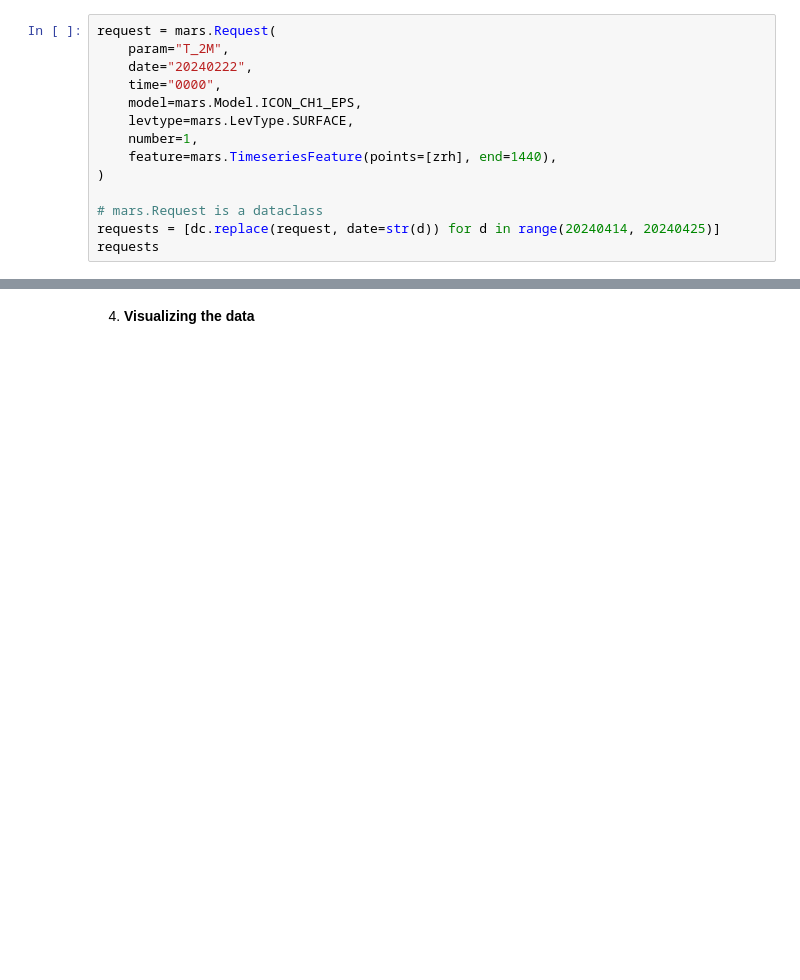
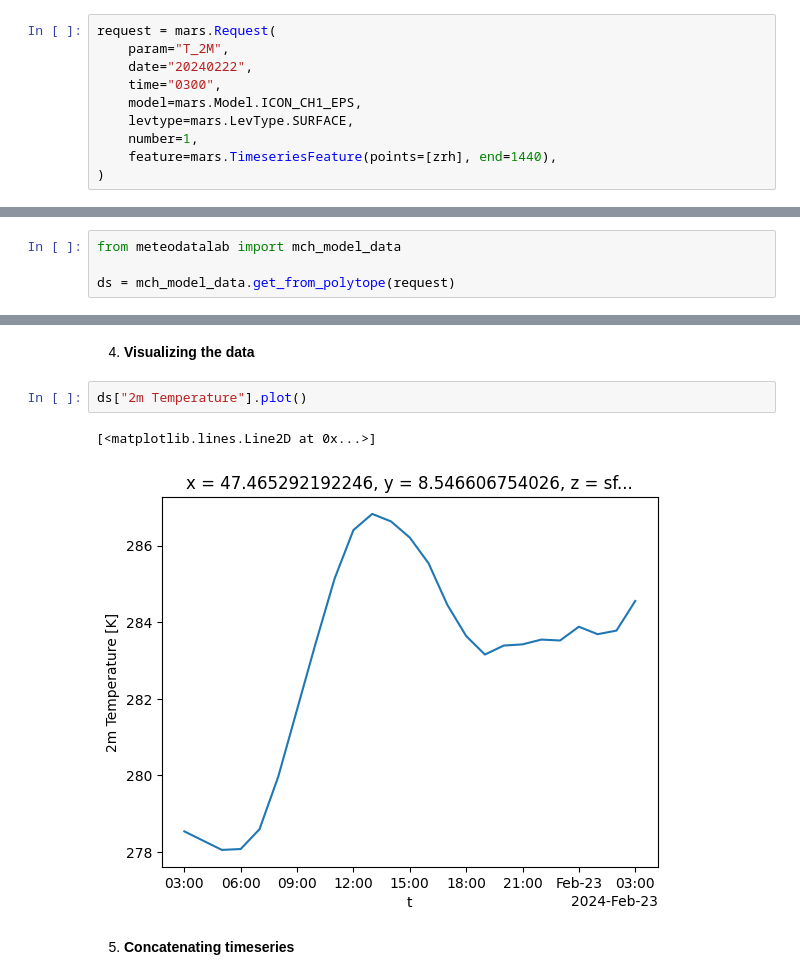
Before and after one commit to MeteoSwiss/nwp-fdb-polytope-demo, a Jupyter notebook: notebooks/4_Location_and_TimeSeries_Access.ipynb, the cells around one changed output, grey strips where cells are left out. Drawn from its saved outputs; the diff is of its cells as text; blank space fills up the shorter version.

```diff
--- a/notebooks/4_Location_and_TimeSeries_Access.ipynb
+++ b/notebooks/4_Location_and_TimeSeries_Access.ipynb
@@ -25,13 +25,9 @@ The amount of data that is retrieved from storage is signficantly reduced.
 request = mars.Request(
     param="T_2M",
     date="20240222",
-    time="0000",
+    time="0300",
     model=mars.Model.ICON_CH1_EPS,
     levtype=mars.LevType.SURFACE,
     number=1,
     feature=mars.TimeseriesFeature(points=[zrh], end=1440),
 )
-
-# mars.Request is a dataclass
-requests = [dc.replace(request, date=str(d)) for d in range(20240414, 20240425)]
-requests
@@ -76,0 +34,4 @@ t_2m = xr.concat([a["2m Temperature"] for a in ds], dim="t")
+# %%
+from meteodatalab import mch_model_data
+
+ds = mch_model_data.get_from_polytope(request)
@@ -77,2 +56,9 @@ t_2m = xr.concat([a["2m Temperature"] for a in ds], dim="t")
 # %% [markdown]
 4. **Visualizing the data**
+# %%
+ds["2m Temperature"].plot()
+# %% [output]
+[<matplotlib.lines.Line2D at 0x...>]
+[figure, added]
+# %% [markdown]
+5. **Concatenating timeseries**
```
Also changed, not shown: parts of 6 cells of this notebook.
